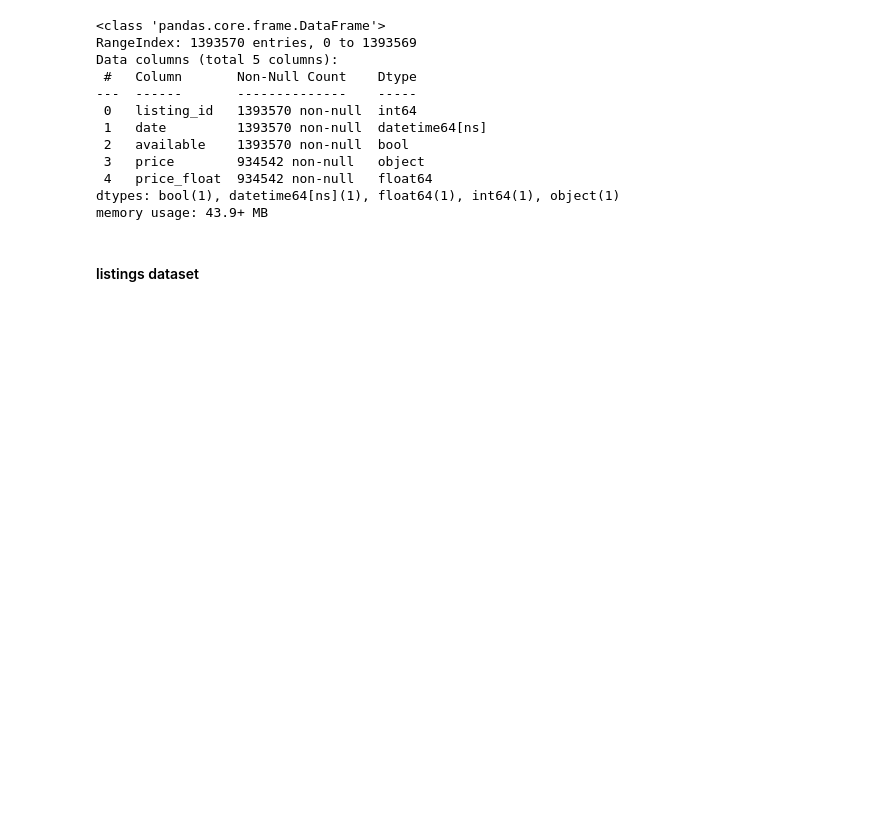
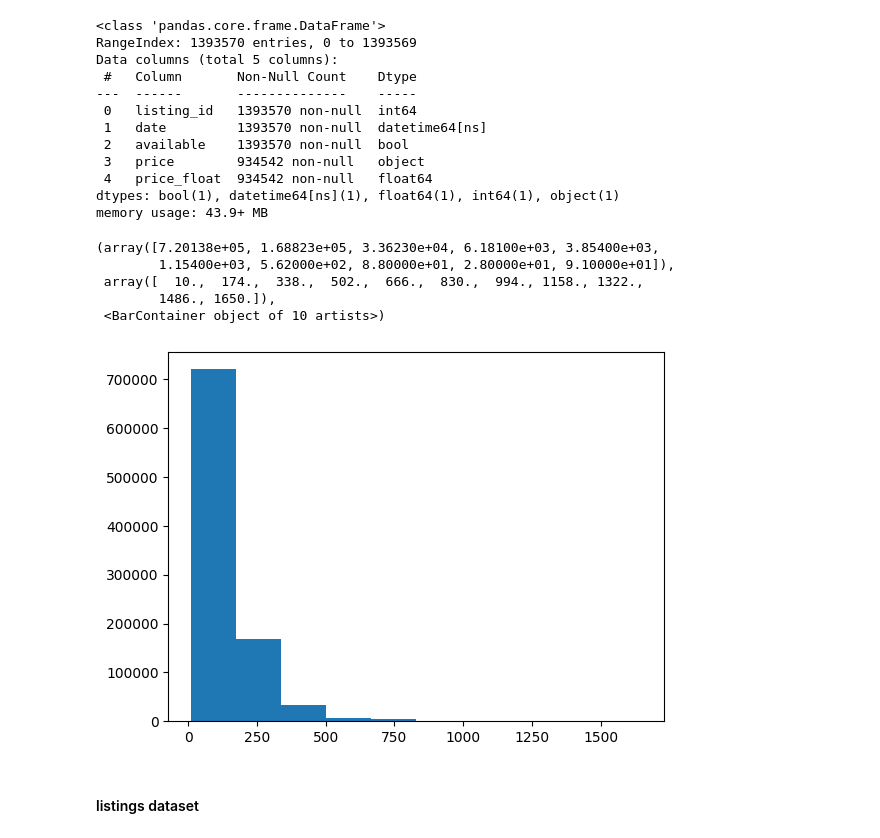
Before and after one commit to TillKuck/UDACITY_AirbnbSeattle, a Jupyter notebook: develop/airbnb_seattle.ipynb, the cells around one changed output. Cells and saved outputs as stored; diff of their text form; code cells hidden in the pictures; blank space fills up the shorter version.

```diff
--- a/develop/airbnb_seattle.ipynb
+++ b/develop/airbnb_seattle.ipynb
@@ -22,9 +36,7 @@ pd.set_option('display.max_rows', None)
 #### calendar dataset
 # %%
 # Transforming price column to float ($180 -> 180)
-df_cal['price_float'] = df_cal['price'].str.replace('$', '')
-df_cal['price_float'] = df_cal['price_float'].str.replace(',', '')
-df_cal['price_float'] = df_cal['price_float'].astype(float)
+df_cal = price_to_float(df_cal, 'price')
 # %%
 #tansform date to datetime
 df_cal['date'] = pd.to_datetime(df_cal['date'])
@@ -46,6 +58,15 @@ Data columns (total 5 columns):
  4   price_float  934542 non-null   float64
 dtypes: bool(1), datetime64[ns](1), float64(1), int64(1), object(1)
 memory usage: 43.9+ MB
+# %%
+plt.hist(df_cal['price_float'])
+# %% [output]
+(array([7.20138e+05, 1.68823e+05, 3.36230e+04, 6.18100e+03, 3.85400e+03,
+        1.15400e+03, 5.62000e+02, 8.80000e+01, 2.80000e+01, 9.10000e+01]),
+ array([  10.,  174.,  338.,  502.,  666.,  830.,  994., 1158., 1322.,
+        1486., 1650.]),
+ <BarContainer object of 10 artists>)
+[figure, added]
 # %% [markdown]
 #### listings dataset
 # %%
```
Also changed, not shown: parts of 13 cells of this notebook, 5 other files.
